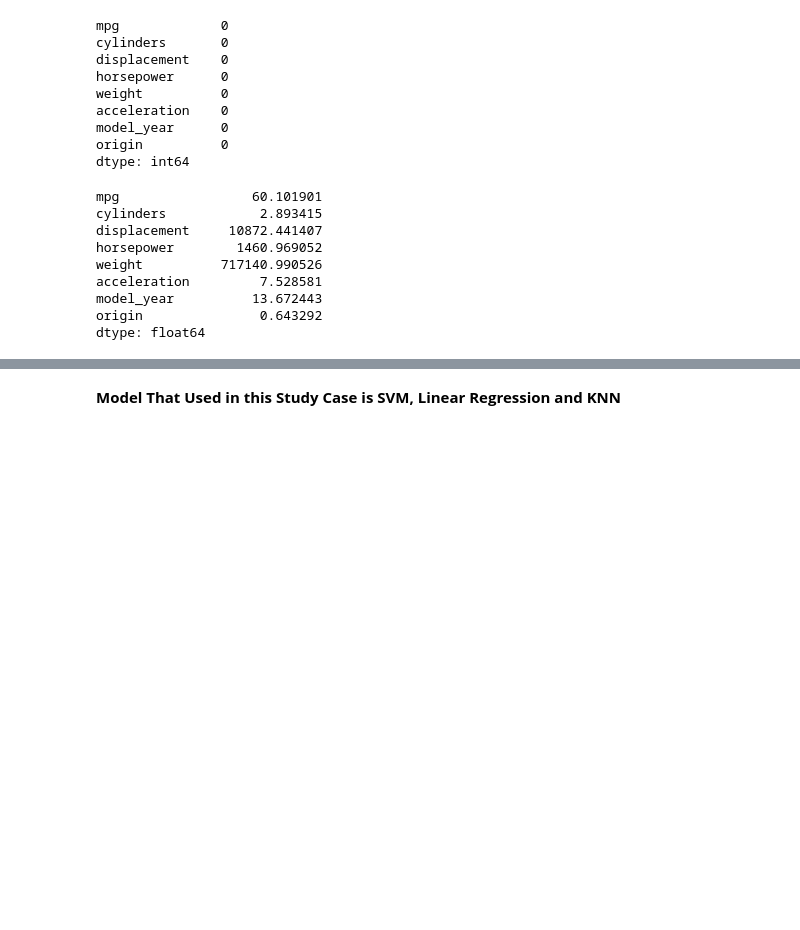
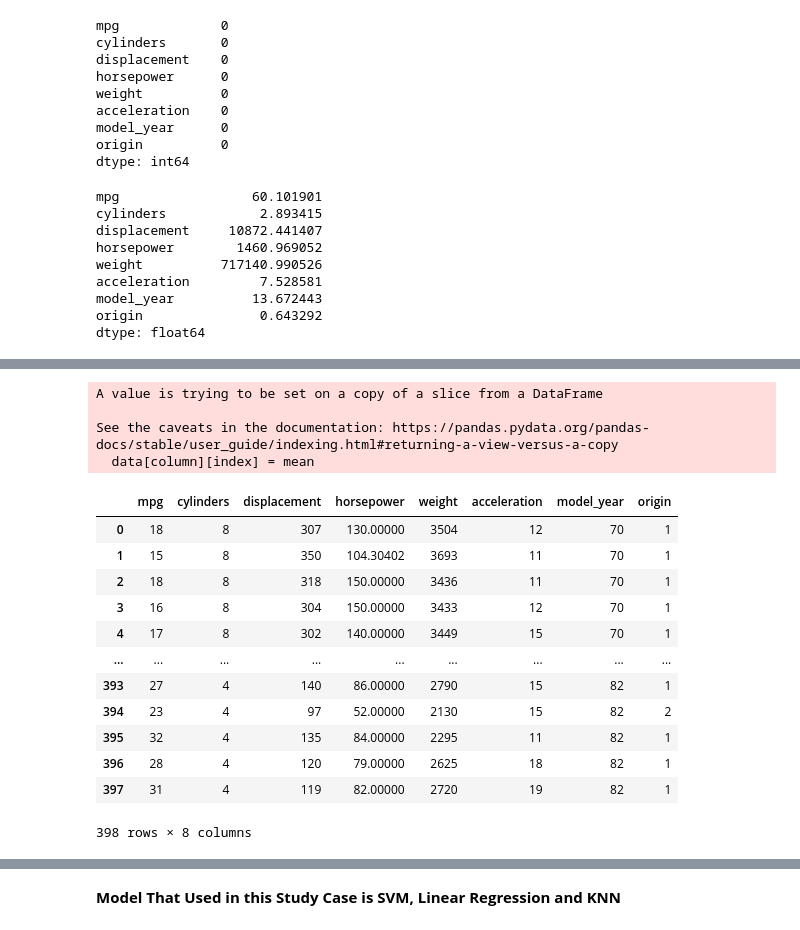
Before and after one commit to kelvynlukito/MachineLearning_Regression-with-Bagging, a Jupyter notebook: Regression_Bagging_MPG.ipynb, the cells around one changed output, grey strips where cells are left out. Saved outputs shown, nothing was run; the diff lists cells and outputs as text; code cells hidden in the pictures; blank space fills up the shorter version.

```diff
--- a/Regression_Bagging_MPG.ipynb
+++ b/Regression_Bagging_MPG.ipynb
@@ -132,0 +149,48 @@ dtype: float64
+# %%
+# Remove Outliers
+def outliers(data, column):
+  Q1 = data[column].quantile(0.30)
+  Q3 = data[column].quantile(0.70)
+  IQR = Q3 - Q1
+
+  lowBound = Q1 - 1.5 * IQR
+  upBound = Q3 + 1.5 * IQR
+
+  lis = df.index[(data[column] < lowBound) | (data[column] > upBound)]
+
+  return lis
+
+def replaceOutliers(data):
+  idxList = []
+
+  for column in data:
+    idxList.extend(outliers(data, column))
+    idxList = sorted(idxList)
+    mean = data[column].mean()
+    for index in idxList:
+      data[column][index] = mean
+
+    idxList = []
+
+
+  return data
+
+replaceOutliers(df)
+# %% [output]
+A value is trying to be set on a copy of a slice from a DataFrame
+
+See the caveats in the documentation: https://pandas.pydata.org/pandas-docs/stable/user_guide/indexing.html#returning-a-view-versus-a-copy
+  data[column][index] = mean
+|  | mpg | cylinders | displacement | horsepower | weight | acceleration | model_year | origin |
+| 0 | 18 | 8 | 307 | 130.00000 | 3504 | 12 | 70 | 1 |
+| 1 | 15 | 8 | 350 | 104.30402 | 3693 | 11 | 70 | 1 |
+| 2 | 18 | 8 | 318 | 150.00000 | 3436 | 11 | 70 | 1 |
+| 3 | 16 | 8 | 304 | 150.00000 | 3433 | 12 | 70 | 1 |
+| 4 | 17 | 8 | 302 | 140.00000 | 3449 | 15 | 70 | 1 |
+| ... | ... | ... | ... | ... | ... | ... | ... | ... |
+| 393 | 27 | 4 | 140 | 86.00000 | 2790 | 15 | 82 | 1 |
+| 394 | 23 | 4 | 97 | 52.00000 | 2130 | 15 | 82 | 2 |
+| 395 | 32 | 4 | 135 | 84.00000 | 2295 | 11 | 82 | 1 |
+| 396 | 28 | 4 | 120 | 79.00000 | 2625 | 18 | 82 | 1 |
+| 397 | 31 | 4 | 119 | 82.00000 | 2720 | 19 | 82 | 1 |
+398 rows × 8 columns
```
Also changed, not shown: parts of 13 cells of this notebook.
